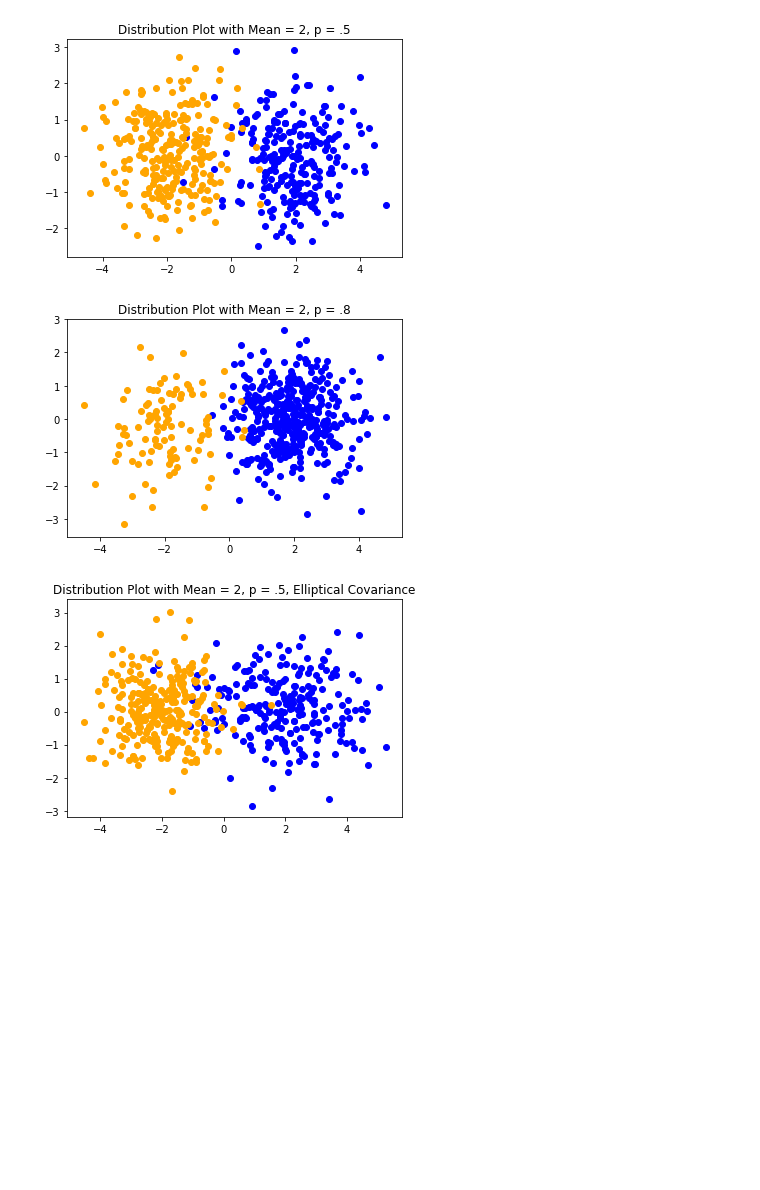
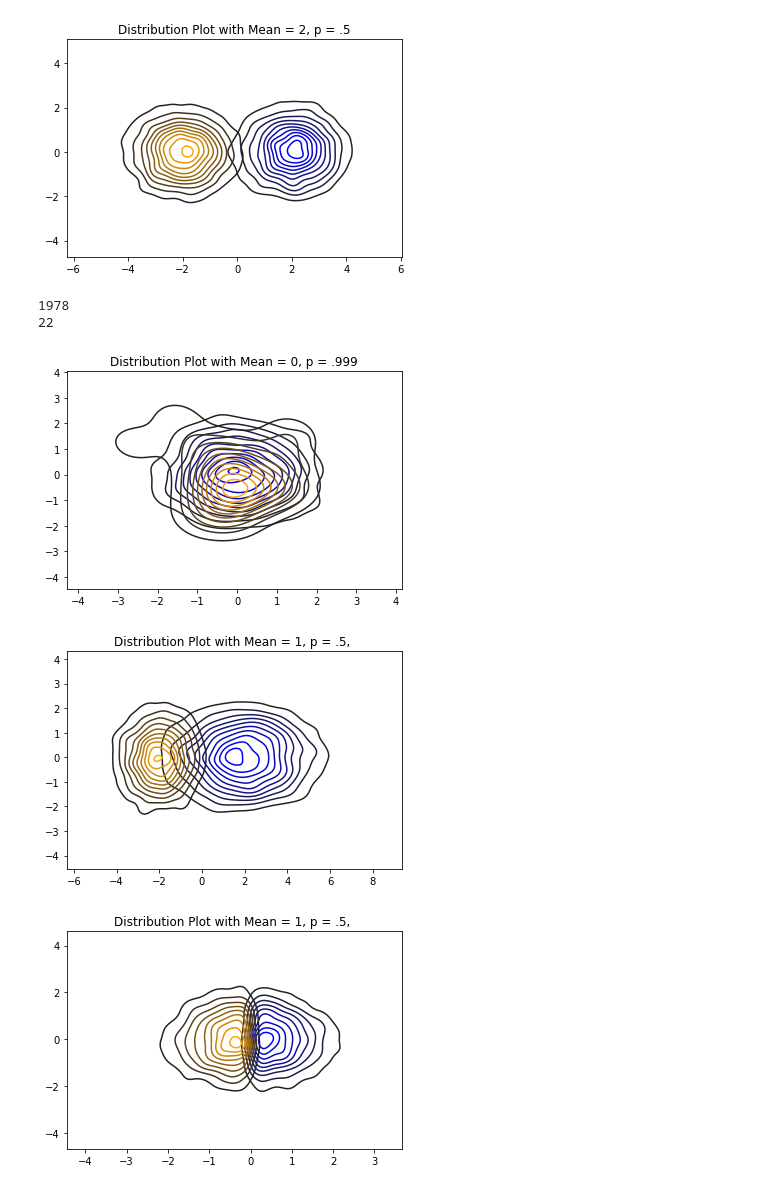
Before and after one commit to rguo123/conditional_entropy_forests, a Jupyter notebook: Mutual Information Settings 2.ipynb, the cells around one changed output. Cells and saved outputs as stored; diff of their text form; code cells hidden in the pictures; blank space fills up the shorter version.

```diff
--- a/Mutual Information Settings 2.ipynb
+++ b/Mutual Information Settings 2.ipynb
@@ -9,54 +9,73 @@ def get_multivariate_sample(n, d, mean, p = .5, spherical = True, truncated = Fa
     cov_2 = np.identity(d)
     if not spherical:
         diag = np.ones(d)
-        diag[0] = 2
+        diag[0] = 3
         cov_2 = np.diag(diag)
     x_sample = []
     y_sample = []
     means = np.zeros(d)
     means[0] = mean
-    for i in range(n):
+
+    while len(y_sample) < n:
         y = np.random.binomial(1, p)
         if (y == 0):
             x = np.random.multivariate_normal(-means, cov_1)
         else:
             x = np.random.multivariate_normal(means, cov_2)
-        x_sample.append(x.tolist())
-        y_sample.append(y)
+        if truncated and y == 0 and x[0] > 0:
+            continue
+        elif truncated and y == 1 and x[0] < 0:
+            continue
+        else:
+            x_sample.append(x.tolist())
+            y_sample.append(y)
     return np.array(x_sample), np.array(y_sample)
 
 def split_by_class(sample):
     y_one = [pair for pair in sample if pair[1] == 1]
     y_neg_one = [pair for pair in sample if pair[1] == 0]
     return y_one, y_neg_one
 
-X, y = get_multivariate_sample(500, 2, 2)
+X, y = get_multivariate_sample(10000, 2, 2)
 sample = list(zip(X, y))
 class_one, class_neg_one = split_by_class(sample)
-plt.scatter([x[0] for x in list(zip(*class_one))[0]], [x[1] for x in list(zip(*class_one))[0]], c = 'b')
-plt.scatter([x[0] for x in list(zip(*class_neg_one))[0]], [x[1] for x in list(zip(*class_neg_one))[0]], c = 'orange')
+sns.kdeplot([x[0] for x in list(zip(*class_one))[0]], [x[1] for x in list(zip(*class_one))[0]], color = "blue")
+sns.kdeplot([x[0] for x in list(zip(*class_neg_one))[0]], [x[1] for x in list(zip(*class_neg_one))[0]], color = "orange")
 plt.title("Distribution Plot with Mean = 2, p = .5")
 plt.show()
 
-X, y = get_multivariate_sample(500, 2, 2, .8)
+X, y = get_multivariate_sample(2000, 2, 0, .99)
 sample = list(zip(X, y))
 class_one, class_neg_one = split_by_class(sample)
-plt.scatter([x[0] for x in list(zip(*class_one))[0]], [x[1] for x in list(zip(*class_one))[0]], c = 'b')
-plt.scatter([x[0] for x in list(zip(*class_neg_one))[0]], [x[1] for x in list(zip(*class_neg_one))[0]], c = 'orange')
-plt.title("Distribution Plot with Mean = 2, p = .8")
+print(len(class_one))
+print(len(class_neg_one))
+sns.kdeplot([x[0] for x in list(zip(*class_one))[0]], [x[1] for x in list(zip(*class_one))[0]], color = "blue")
+sns.kdeplot([x[0] for x in list(zip(*class_neg_one))[0]], [x[1] for x in list(zip(*class_neg_one))[0]], color = "orange")
+plt.title("Distribution Plot with Mean = 0, p = .999")
 plt.show()
 
-X, y = get_multivariate_sample(500, 2, 2, .5, False)
+X, y = get_multivariate_sample(10000, 2, 2, .5, False)
 sample = list(zip(X, y))
 class_one, class_neg_one = split_by_class(sample)
-plt.scatter([x[0] for x in list(zip(*class_one))[0]], [x[1] for x in list(zip(*class_one))[0]], c = 'b')
-plt.scatter([x[0] for x in list(zip(*class_neg_one))[0]], [x[1] for x in list(zip(*class_neg_one))[0]], c = 'orange')
-plt.title("Distribution Plot with Mean = 2, p = .5, Elliptical Covariance")
+sns.kdeplot([x[0] for x in list(zip(*class_one))[0]], [x[1] for x in list(zip(*class_one))[0]], color = "blue")
+sns.kdeplot([x[0] for x in list(zip(*class_neg_one))[0]], [x[1] for x in list(zip(*class_neg_one))[0]], color = "orange")
+plt.title("Distribution Plot with Mean = 1, p = .5, ")
 plt.show()
+
+X, y = get_multivariate_sample(5000, 2, 0, .5, True, True)
+sample = list(zip(X, y))
+class_one, class_neg_one = split_by_class(sample)
+sns.kdeplot([x[0] for x in list(zip(*class_one))[0]], [x[1] for x in list(zip(*class_one))[0]], color = "blue")
+sns.kdeplot([x[0] for x in list(zip(*class_neg_one))[0]], [x[1] for x in list(zip(*class_neg_one))[0]], color = "orange")
+plt.title("Distribution Plot with Mean = 1, p = .5, ")
+plt.show()
 # %% [output]
-[figure, old version]
+[figure, new version]
+1978
+22
-[figure, old version]
+[figure, new version]
-[figure, old version]
+[figure, new version]
+[figure, added]
 # %%
 def three_class_multivariate(n, d, mean):
     mean_1 = np.zeros(d)
```
Also changed, not shown: parts of 16 cells of this notebook, 14 other files.
